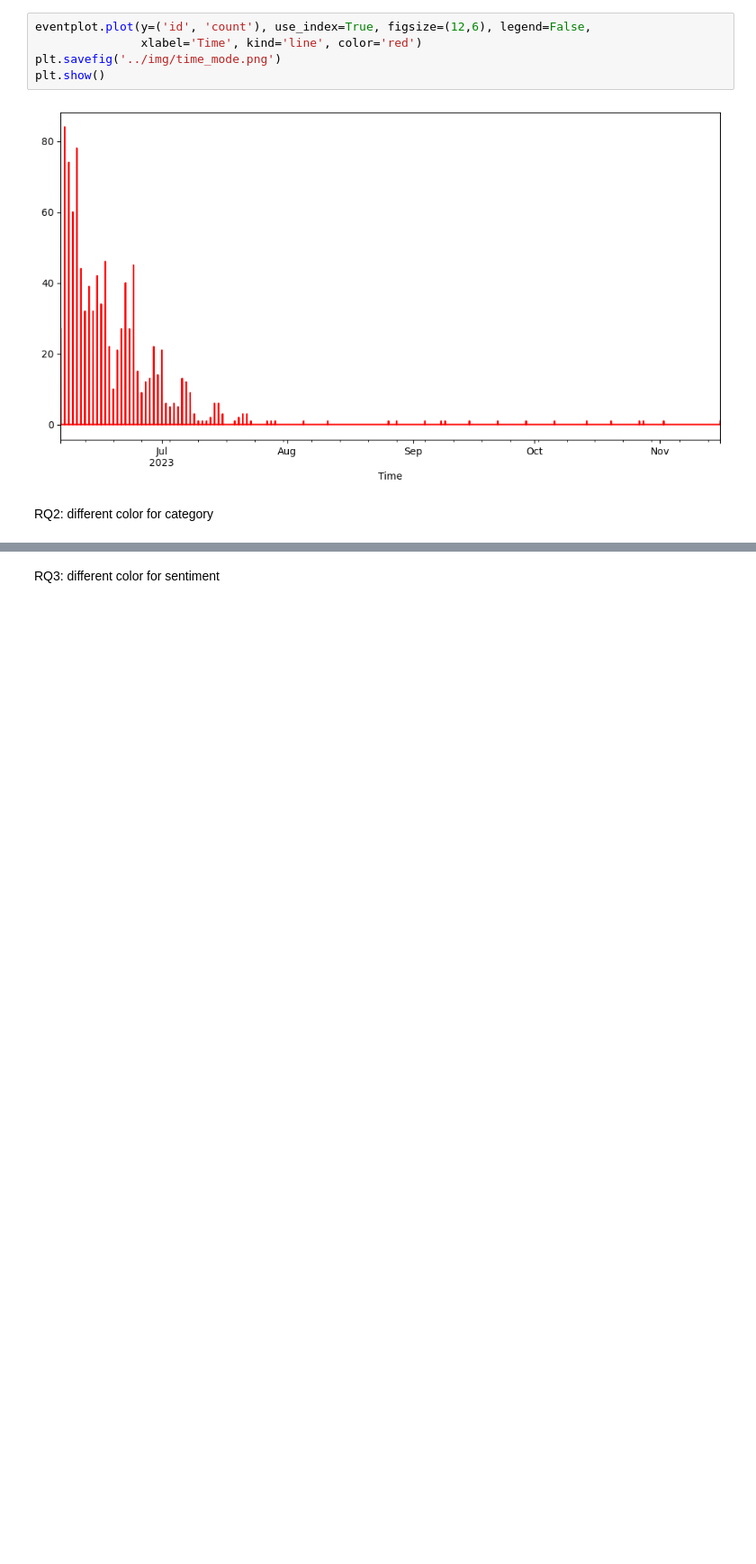
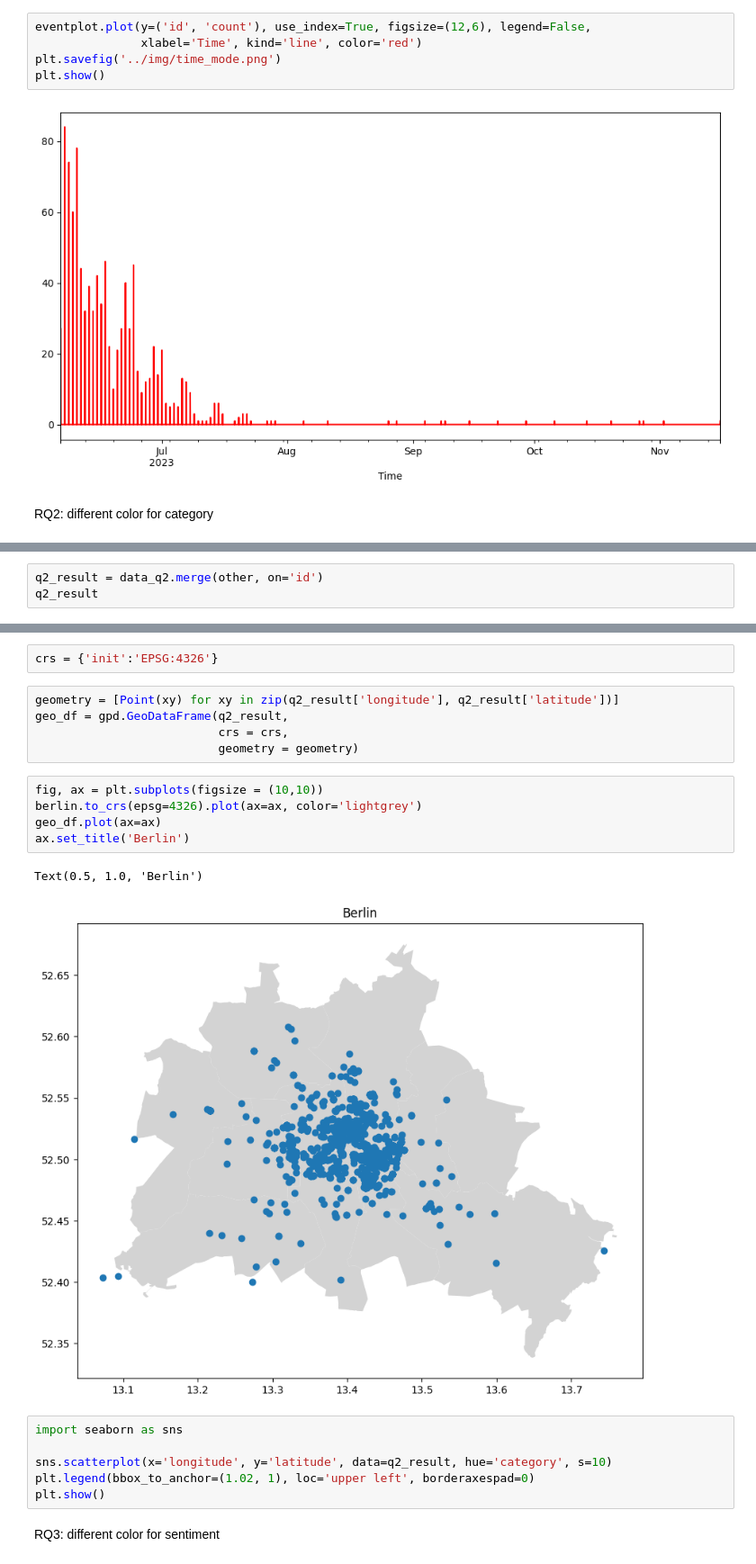
Before and after one commit to chennnxu/Berliin-City-Portrait, a Jupyter notebook: src/EventbriteAnalysis.ipynb, the cells around one changed output, grey strips where cells are left out. Shown at 90% size. Drawn from its saved outputs; the diff is of its cells as text; blank space fills up the shorter version.

```diff
--- a/src/EventbriteAnalysis.ipynb
+++ b/src/EventbriteAnalysis.ipynb
@@ -215,0 +194,3 @@ RQ2: different color for category
+# %%
+q2_result = data_q2.merge(other, on='id')
+q2_result
@@ -216,2 +251,23 @@ RQ2: different color for category
+# %%
+crs = {'init':'EPSG:4326'}
+# %%
+geometry = [Point(xy) for xy in zip(q2_result['longitude'], q2_result['latitude'])]
+geo_df = gpd.GeoDataFrame(q2_result,
+                          crs = crs,
+                          geometry = geometry)
+# %%
+fig, ax = plt.subplots(figsize = (10,10))
+berlin.to_crs(epsg=4326).plot(ax=ax, color='lightgrey')
+geo_df.plot(ax=ax)
+ax.set_title('Berlin')
+# %% [output]
+Text(0.5, 1.0, 'Berlin')
+[figure, added]
+# %%
+import seaborn as sns
+
+sns.scatterplot(x='longitude', y='latitude', data=q2_result, hue='category', s=10)
+plt.legend(bbox_to_anchor=(1.02, 1), loc='upper left', borderaxespad=0)
+plt.show()
 # %% [markdown]
 RQ3: different color for sentiment
```
Also changed, not shown: parts of 31 cells of this notebook, 8 other files.
